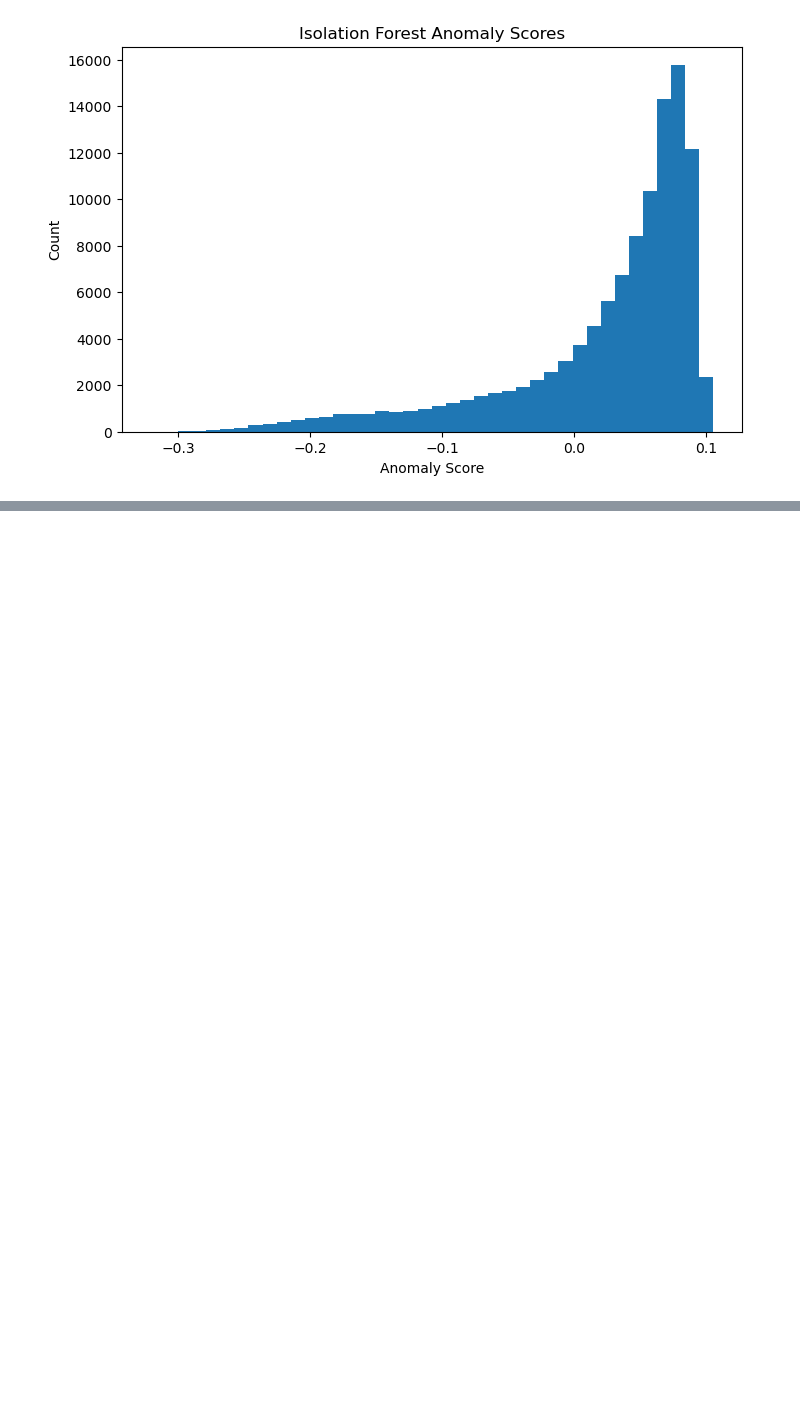
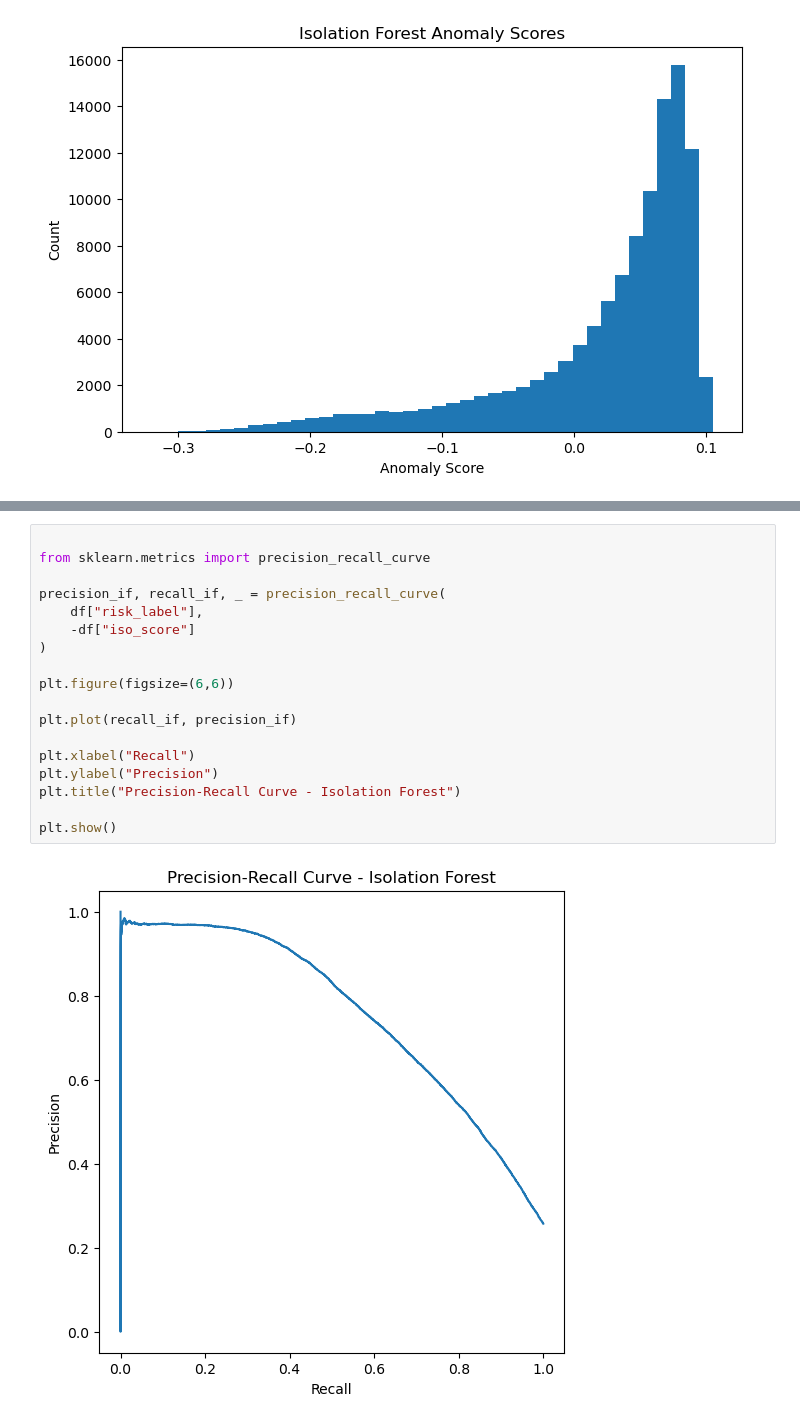
Before and after one commit to ananyahacks/SentinelAI, a Jupyter notebook: notebooks/isolation_forest.ipynb, the cells around one changed output, grey strips where cells are left out. Saved outputs shown, nothing was run; the diff lists cells and outputs as text; blank space fills up the shorter version.

```diff
--- a/notebooks/isolation_forest.ipynb
+++ b/notebooks/isolation_forest.ipynb
@@ -184,0 +206,20 @@ plt.show()
+# %%
+
+from sklearn.metrics import precision_recall_curve
+
+precision_if, recall_if, _ = precision_recall_curve(
+    df["risk_label"],
+    -df["iso_score"]
+)
+
+plt.figure(figsize=(6,6))
+
+plt.plot(recall_if, precision_if)
+
+plt.xlabel("Recall")
+plt.ylabel("Precision")
+plt.title("Precision-Recall Curve - Isolation Forest")
+
+plt.show()
+# %% [output]
+[figure, added]
```
Also changed, not shown: parts of 2 cells of this notebook.
